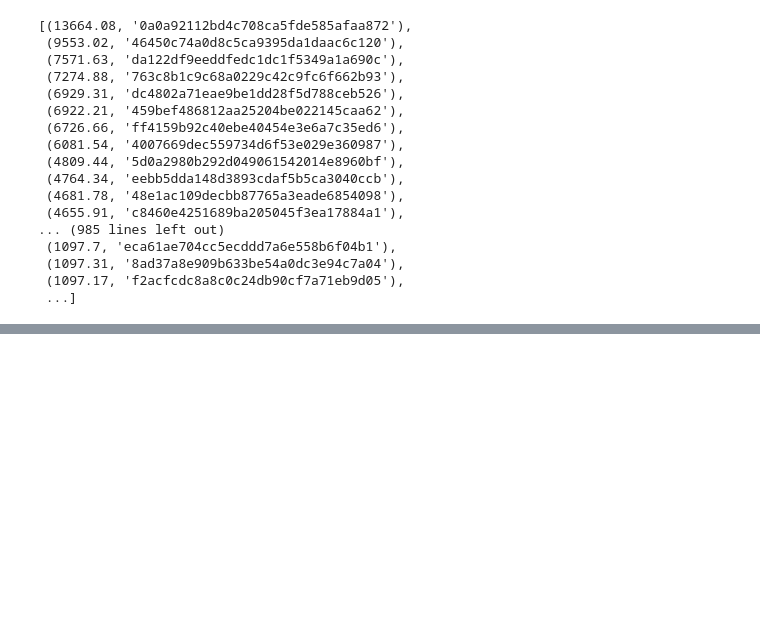
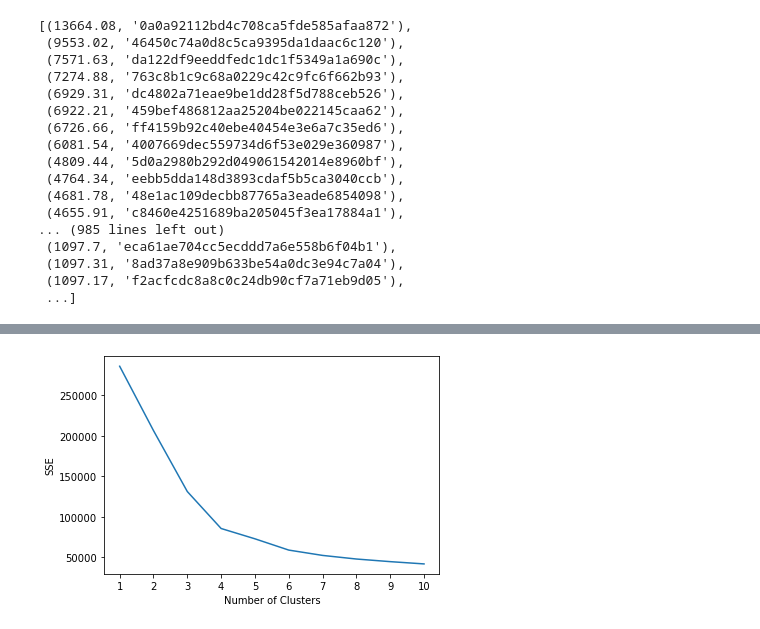
Before and after one commit to Justine-league/LA-DATA-DREAM-TEAM-equipe-justine, a Jupyter notebook: segmentation_RFM.ipynb, the cells around one changed output, grey strips where cells are left out. Drawn from its saved outputs; the diff is of its cells as text; code cells hidden in the pictures; blank space fills up the shorter version.

```diff
--- a/segmentation_RFM.ipynb
+++ b/segmentation_RFM.ipynb
@@ -95,0 +100,14 @@ montant
+# %%
+df_montant = pd.DataFrame(montant)
+print(df_montant)
+df_score = pd.DataFrame(score)
+df_nb_order = pd.DataFrame(nb_order)
+df_score.columns= ["unique_id_customer",'score']
+df_nb_order.columns= ["unique_id_customer",'nb_order']
+df_montant.columns = ["total_buy","unique_id_customer"]
+df_cluster = pd.merge(df_montant,df_score)
+df_cluster = df_cluster.merge(df_nb_order, how = "inner")
+df_cluster['nb_order'] = df_cluster['nb_order'].fillna(0)
+df_cluster['score'] = df_cluster['score'].fillna(0)
+df_cluster = df_cluster[["nb_order","total_buy","score"]]
+df_cluster
@@ -95,0 +142,3 @@ montant
+# %%
+scaled_df = StandardScaler().fit_transform(df_cluster)
+scaled_df
@@ -95,0 +153,28 @@ montant
+# %%
+
+import pandas as pd
+import numpy as np
+import matplotlib.pyplot as plt
+from sklearn.cluster import KMeans
+from sklearn.preprocessing import StandardScaler#initialize kmeans parameters
+kmeans_kwargs = {
+"init": "random",
+"n_init": 10,
+"random_state": 1,
+}
+
+#create list to hold SSE values for each k
+sse = []
+for k in range(1, 11):
+    kmeans = KMeans(n_clusters=k, **kmeans_kwargs)
+    kmeans.fit(scaled_df)
+    sse.append(kmeans.inertia_)
+
+#visualize results
+plt.plot(range(1, 11), sse)
+plt.xticks(range(1, 11))
+plt.xlabel("Number of Clusters")
+plt.ylabel("SSE")
+plt.show()
+# %% [output]
+[figure, added]
```
Also changed, not shown: parts of 14 cells of this notebook, 19 other files.
